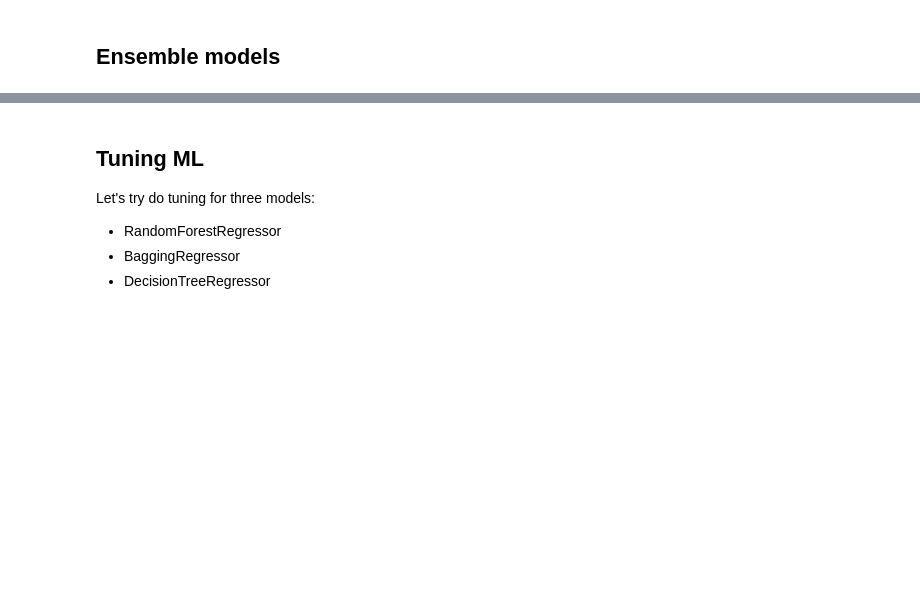
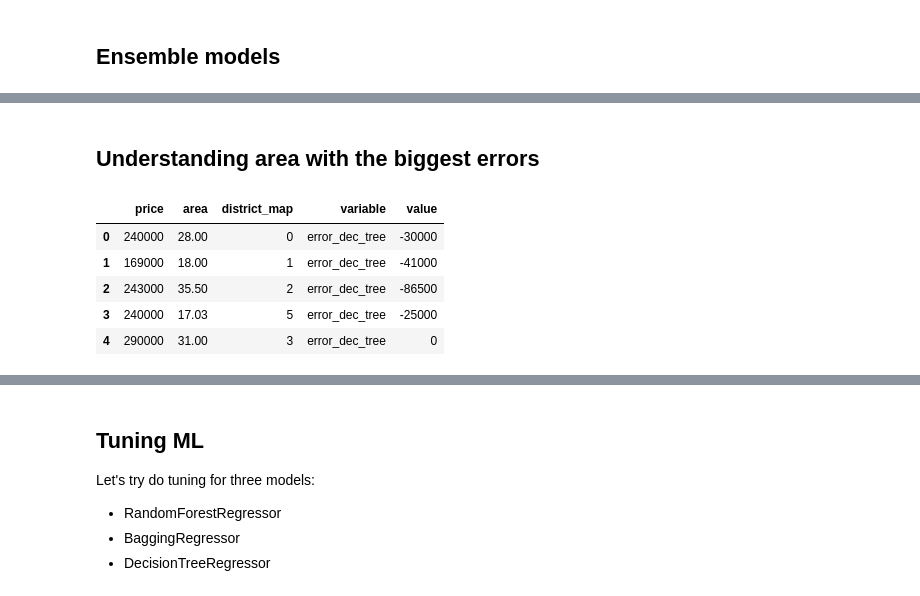
Before and after one commit to slon1024/realestate, a Jupyter notebook: Analyze.ipynb, the cells around one changed output, grey strips where cells are left out. Drawn from its saved outputs; the diff is of its cells as text; code cells hidden in the pictures; blank space fills up the shorter version.

```diff
--- a/Analyze.ipynb
+++ b/Analyze.ipynb
@@ -664,0 +677,2 @@ test.groupby('winner').count()['market'].reset_index().sort('market', ascending=
+# %% [markdown]
+## Understanding area with the biggest errors
@@ -664,0 +683,11 @@ test.groupby('winner').count()['market'].reset_index().sort('market', ascending=
+# %%
+test_thin = test[ [ c for c in test.columns.values if 'error_' in c] + ['price', 'area', 'district_map'] ]
+test_melt = pd.melt( test_thin, id_vars=['price','area', 'district_map'] )
+test_melt.head()
+# %% [output]
+|  | price | area | district_map | variable | value |
+| 0 | 240000 | 28.00 | 0 | error_dec_tree | -30000 |
+| 1 | 169000 | 18.00 | 1 | error_dec_tree | -41000 |
+| 2 | 243000 | 35.50 | 2 | error_dec_tree | -86500 |
+| 3 | 240000 | 17.03 | 5 | error_dec_tree | -25000 |
+| 4 | 290000 | 31.00 | 3 | error_dec_tree | 0 |
```
Also changed, not shown: parts of 22 cells of this notebook.
